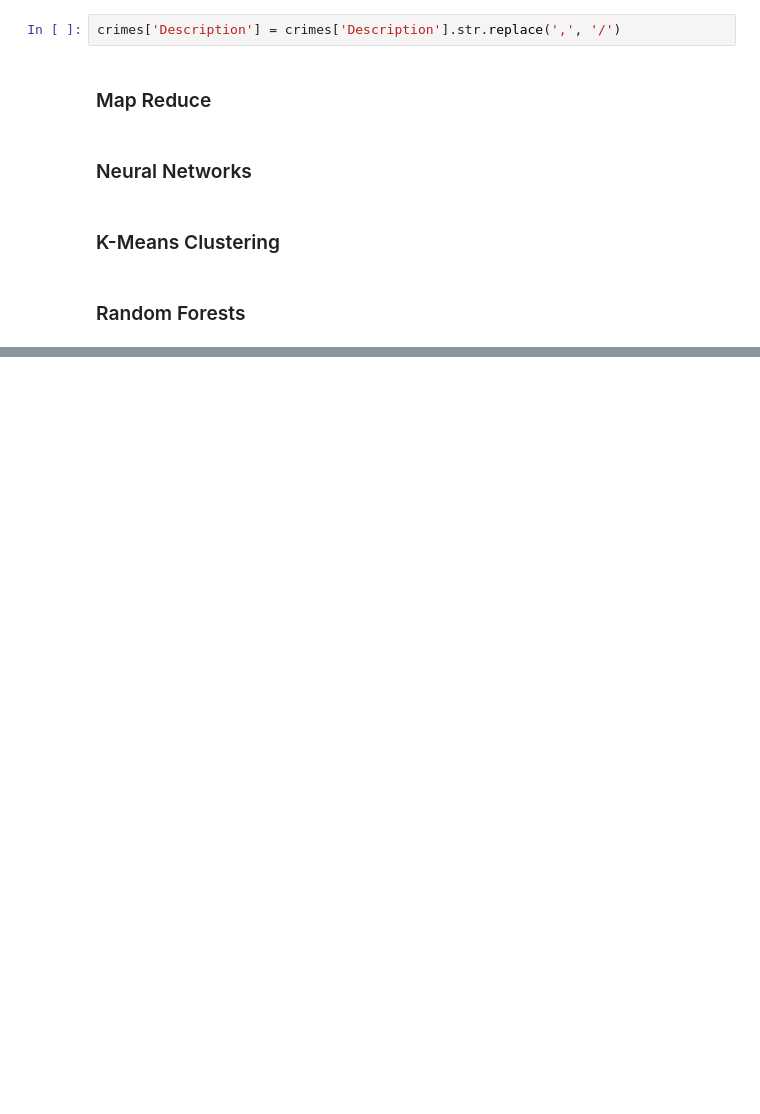
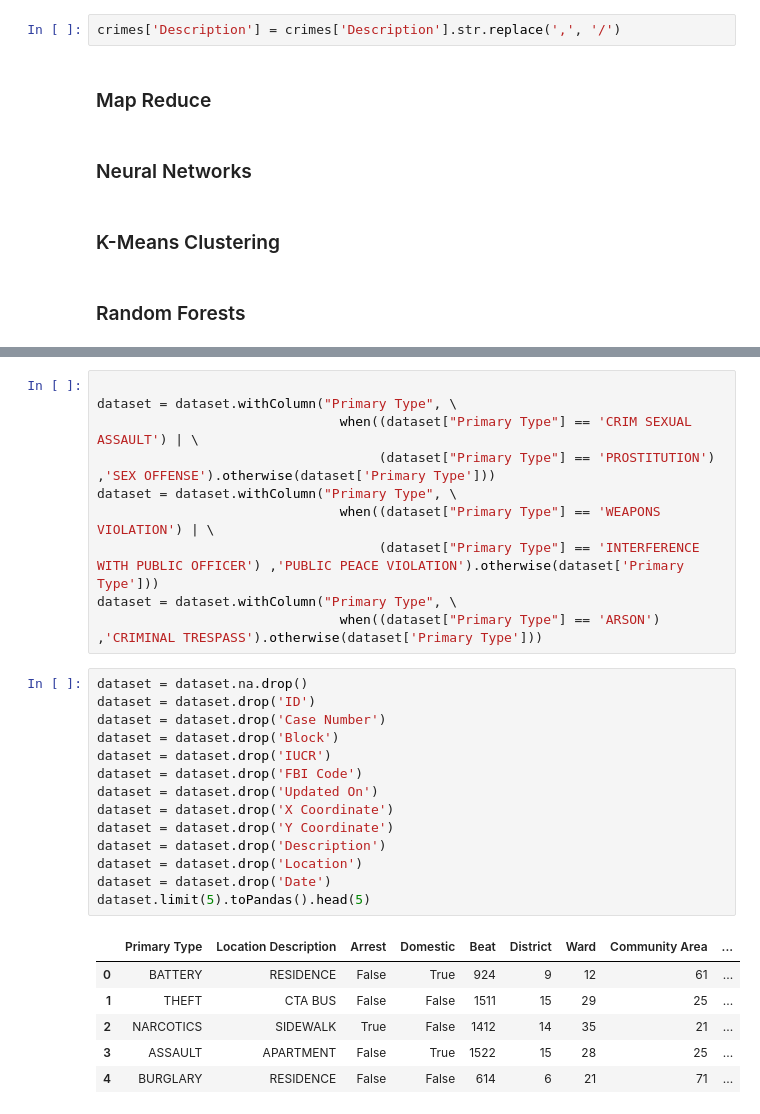
Before and after one commit to jimitbhalavat/CS435TermProject, a Jupyter notebook: TermProject.ipynb, the cells around one changed output, grey strips where cells are left out. Drawn from its saved outputs; the diff is of its cells as text; blank space fills up the shorter version.

```diff
--- a/TermProject.ipynb
+++ b/TermProject.ipynb
@@ -71,0 +155,31 @@ crimes['Description'] = crimes['Description'].str.replace(',', '/')
+# %%
+
+dataset = dataset.withColumn("Primary Type", \
+                               when((dataset["Primary Type"] == 'CRIM SEXUAL ASSAULT') | \
+                                    (dataset["Primary Type"] == 'PROSTITUTION') ,'SEX OFFENSE').otherwise(dataset['Primary Type']))
+dataset = dataset.withColumn("Primary Type", \
+                               when((dataset["Primary Type"] == 'WEAPONS VIOLATION') | \
+                                    (dataset["Primary Type"] == 'INTERFERENCE WITH PUBLIC OFFICER') ,'PUBLIC PEACE VIOLATION').otherwise(dataset['Primary Type']))
+dataset = dataset.withColumn("Primary Type", \
+                               when((dataset["Primary Type"] == 'ARSON') ,'CRIMINAL TRESPASS').otherwise(dataset['Primary Type']))
+# %%
+dataset = dataset.na.drop()
+dataset = dataset.drop('ID')
+dataset = dataset.drop('Case Number')
+dataset = dataset.drop('Block')
+dataset = dataset.drop('IUCR')
+dataset = dataset.drop('FBI Code')
+dataset = dataset.drop('Updated On')
+dataset = dataset.drop('X Coordinate')
+dataset = dataset.drop('Y Coordinate')
+dataset = dataset.drop('Description')
+dataset = dataset.drop('Location')
+dataset = dataset.drop('Date')
+dataset.limit(5).toPandas().head(5)
+# %% [output]
+|  | Primary Type | Location Description | Arrest | Domestic | Beat | District | Ward | Community Area | ... |
+| 0 | BATTERY | RESIDENCE | False | True | 924 | 9 | 12 | 61 | ... |
+| 1 | THEFT | CTA BUS | False | False | 1511 | 15 | 29 | 25 | ... |
+| 2 | NARCOTICS | SIDEWALK | True | False | 1412 | 14 | 35 | 21 | ... |
+| 3 | ASSAULT | APARTMENT | False | True | 1522 | 15 | 28 | 25 | ... |
+| 4 | BURGLARY | RESIDENCE | False | False | 614 | 6 | 21 | 71 | ... |
```
Also changed, not shown: parts of 11 cells of this notebook.
